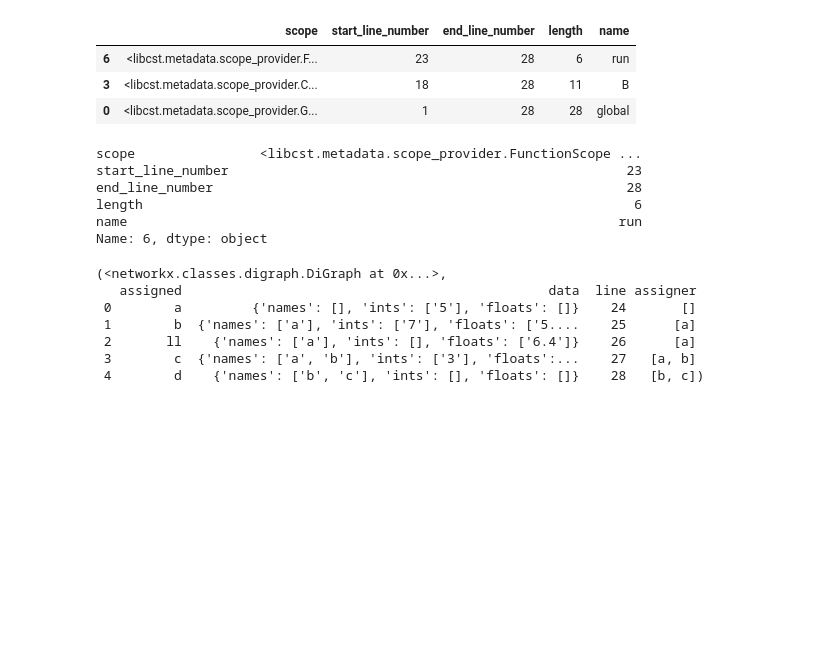
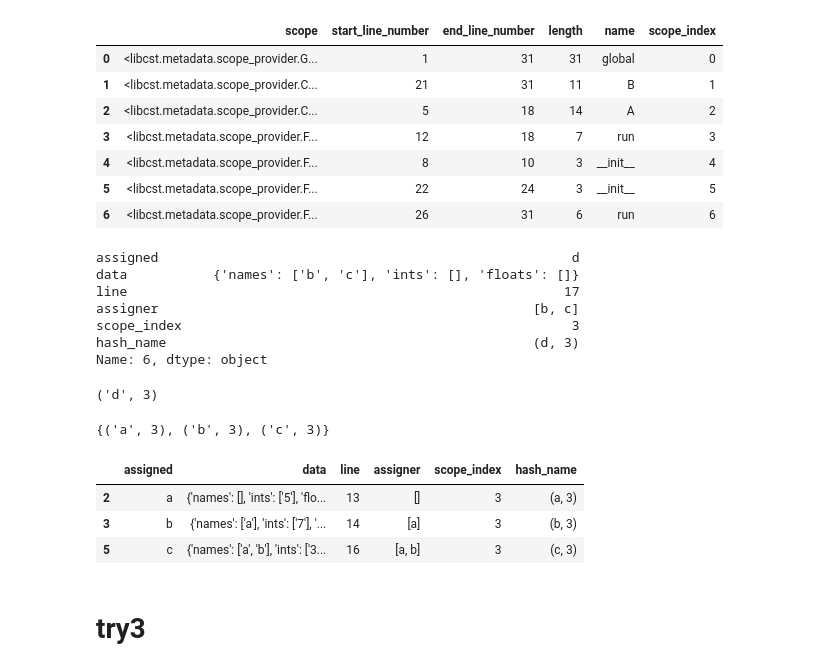
Before and after one commit to erez-aharonov/alkh, a Jupyter notebook: notebooks/explain_var.ipynb, the cells around one changed output. Cells and saved outputs as stored; diff of their text form; code cells hidden in the pictures; blank space fills up the shorter version.

```diff
--- a/notebooks/explain_var.ipynb
+++ b/notebooks/explain_var.ipynb
@@ -364 +141,12 @@ b
+# %%
+scopes_df
+# %% [output]
+|  | scope | start_line_number | end_line_number | length | name | scope_index |
+| 0 | <libcst.metadata.scope_provider.G... | 1 | 31 | 31 | global | 0 |
+| 1 | <libcst.metadata.scope_provider.C... | 21 | 31 | 11 | B | 1 |
+| 2 | <libcst.metadata.scope_provider.C... | 5 | 18 | 14 | A | 2 |
+| 3 | <libcst.metadata.scope_provider.F... | 12 | 18 | 7 | run | 3 |
+| 4 | <libcst.metadata.scope_provider.F... | 8 | 10 | 3 | __init__ | 4 |
+| 5 | <libcst.metadata.scope_provider.F... | 22 | 24 | 3 | __init__ | 5 |
+| 6 | <libcst.metadata.scope_provider.F... | 26 | 31 | 6 | run | 6 |
 # %%
@@ -366,18 +153,0 @@ line_number = 26
-# %%
-c = b.query(f"start_line_number <= {line_number} and end_line_number >= {line_number}").sort_values("length")
-c
-# %% [output]
-|  | scope | start_line_number | end_line_number | length | name |
-| 6 | <libcst.metadata.scope_provider.F... | 23 | 28 | 6 | run |
-| 3 | <libcst.metadata.scope_provider.C... | 18 | 28 | 11 | B |
-| 0 | <libcst.metadata.scope_provider.G... | 1 | 28 | 28 | global |
-# %%
-d = c.iloc[0]
-d
-# %% [output]
-scope                <libcst.metadata.scope_provider.FunctionScope ...
-start_line_number                                                   23
-end_line_number                                                     28
-length                                                               6
-name                                                               run
-Name: 6, dtype: object
@@ -392,3 +154,33 @@ def _get_call_graph_with_df(cst_node) -> (nx.DiGraph, pd.DataFrame):
+# %%
+a_series = call_df.query(f"line == {line_number}").iloc[0]
+a_series
+# %% [output]
+assigned                                                     d
+data           {'names': ['b', 'c'], 'ints': [], 'floats': []}
+line                                                        17
+assigner                                                [b, c]
+scope_index                                                  3
+hash_name                                               (d, 3)
+Name: 6, dtype: object
+# %%
+graph_node_name = a_series['hash_name']
+graph_node_name
+# %% [output]
+('d', 3)
+# %%
+ancestors = nx.ancestors(di_graph, graph_node_name)
+ancestors
+# %% [output]
+{('a', 3), ('b', 3), ('c', 3)}
+# %%
+call_df[call_df['hash_name'].isin(ancestors)]
+# %% [output]
+|  | assigned | data | line | assigner | scope_index | hash_name |
+| 2 | a | {'names': [], 'ints': ['5'], 'flo... | 13 | [] | 3 | (a, 3) |
+| 3 | b | {'names': ['a'], 'ints': ['7'], '... | 14 | [a] | 3 | (b, 3) |
+| 5 | c | {'names': ['a', 'b'], 'ints': ['3... | 16 | [a, b] | 3 | (c, 3) |
+# %% [markdown]
+# try3
 # %%
 class FunctionCollector(cst.CSTVisitor):
     METADATA_DEPENDENCIES = (cst.metadata.PositionProvider,)
@@ -440,10 +218,0 @@ def _create_di_graph_from_call_df(call_df):
-# %%
-_get_call_graph_with_df(d["scope"].node)
-# %% [output]
-(<networkx.classes.digraph.DiGraph at 0x...>,
-   assigned                                               data  line assigner
- 0        a         {'names': [], 'ints': ['5'], 'floats': []}    24       []
- 1        b  {'names': ['a'], 'ints': ['7'], 'floats': ['5....    25      [a]
- 2       ll    {'names': ['a'], 'ints': [], 'floats': ['6.4']}    26      [a]
- 3        c  {'names': ['a', 'b'], 'ints': ['3'], 'floats':...    27   [a, b]
- 4        d    {'names': ['b', 'c'], 'ints': [], 'floats': []}    28   [b, c])
```
Also changed, not shown: parts of 72 cells of this notebook, 4 other files.
